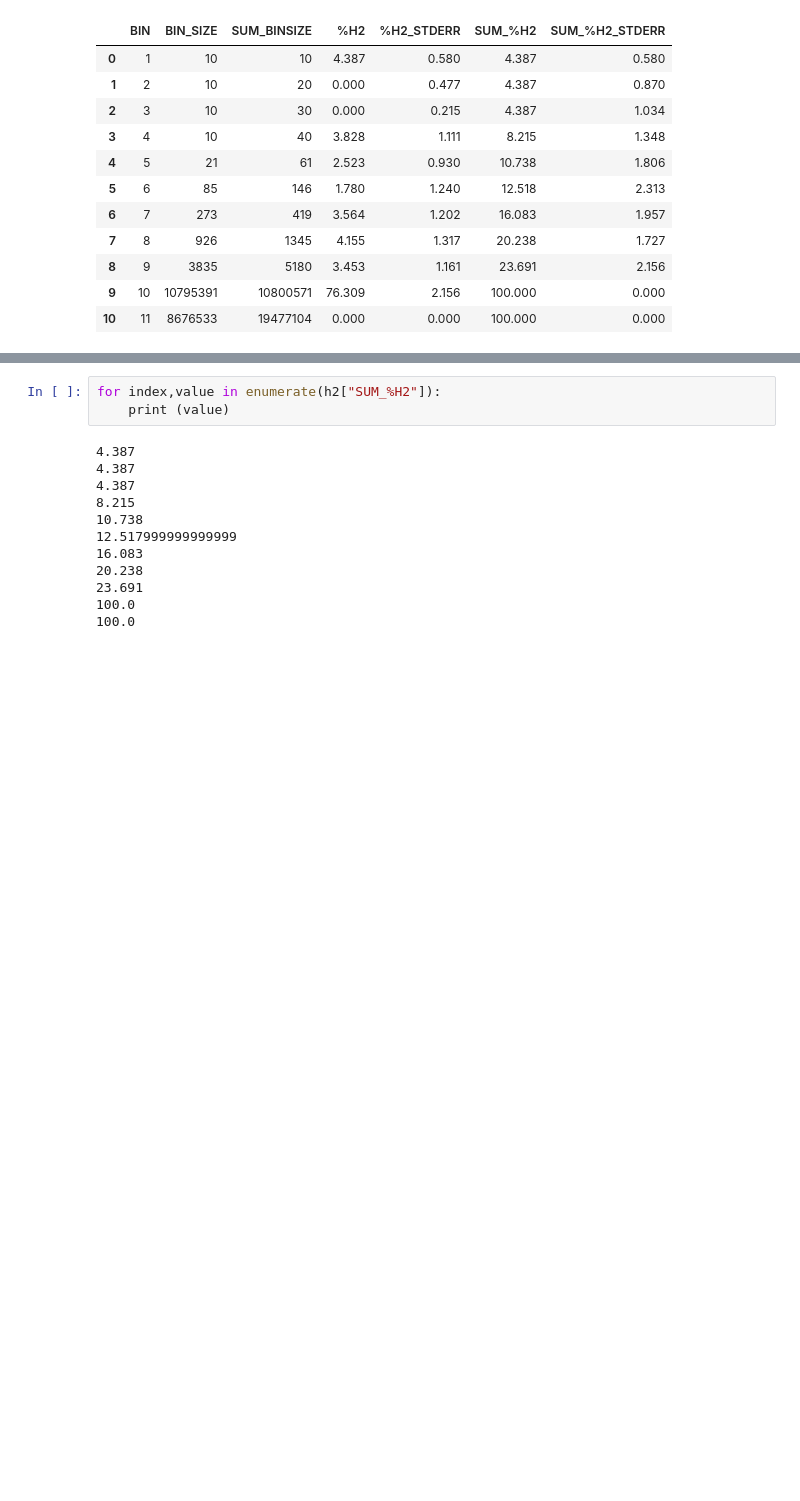
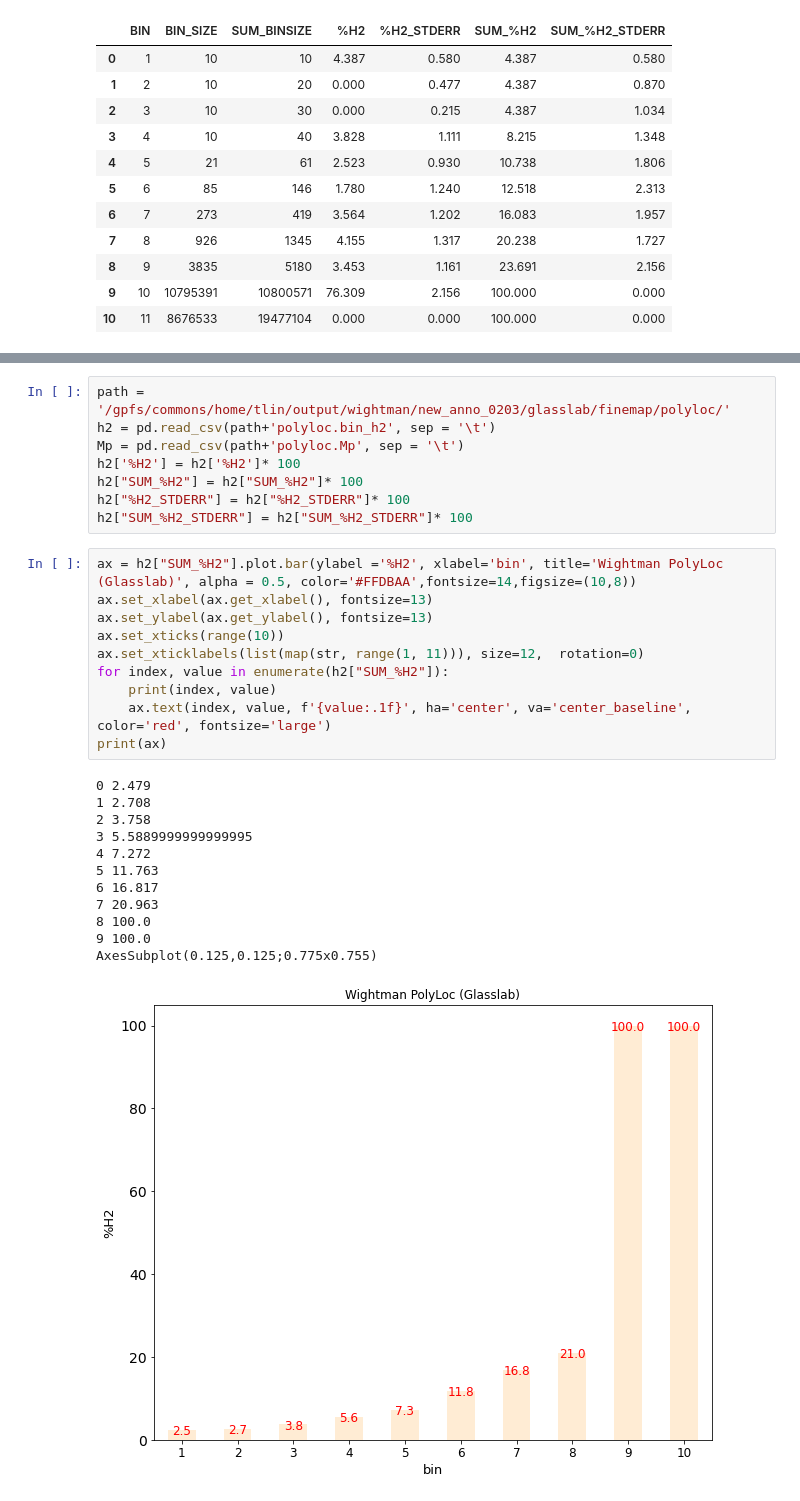
Before and after one commit to teresa-sansan/ADSP_polyfun, a Jupyter notebook: analysis/polyloc.ipynb, the cells around one changed output, grey strips where cells are left out. Cells and saved outputs as stored; diff of their text form; blank space fills up the shorter version.

Commit message:
polyloc check

```diff
--- a/analysis/polyloc.ipynb
+++ b/analysis/polyloc.ipynb
@@ -54,15 +53,31 @@ AxesSubplot(0.125,0.125;0.775x0.755)
-# %%
-for index,value in enumerate(h2["SUM_%H2"]):
-    print (value)
-# %% [output]
-4.387
-4.387
-4.387
-8.215
-10.738
-12.517999999999999
-16.083
-20.238
-23.691
-100.0
-100.0
+# %%
+path = '/gpfs/commons/home/tlin/output/wightman/new_anno_0203/glasslab/finemap/polyloc/'
+h2 = pd.read_csv(path+'polyloc.bin_h2', sep = '\t')
+Mp = pd.read_csv(path+'polyloc.Mp', sep = '\t')
+h2['%H2'] = h2['%H2']* 100
+h2["SUM_%H2"] = h2["SUM_%H2"]* 100
+h2["%H2_STDERR"] = h2["%H2_STDERR"]* 100
+h2["SUM_%H2_STDERR"] = h2["SUM_%H2_STDERR"]* 100
+# %%
+ax = h2["SUM_%H2"].plot.bar(ylabel ='%H2', xlabel='bin', title='Wightman PolyLoc (Glasslab)', alpha = 0.5, color='#FFDBAA',fontsize=14,figsize=(10,8))
+ax.set_xlabel(ax.get_xlabel(), fontsize=13)
+ax.set_ylabel(ax.get_ylabel(), fontsize=13)
+ax.set_xticks(range(10))
+ax.set_xticklabels(list(map(str, range(1, 11))), size=12,  rotation=0)
+for index, value in enumerate(h2["SUM_%H2"]):
+    print(index, value)
+    ax.text(index, value, f'{value:.1f}', ha='center', va='center_baseline', color='red', fontsize='large')
+print(ax)
+# %% [output]
+0 2.479
+1 2.708
+2 3.758
+3 5.5889999999999995
+4 7.272
+5 11.763
+6 16.817
+7 20.963
+8 100.0
+9 100.0
+AxesSubplot(0.125,0.125;0.775x0.755)
+[figure, added]
```
Also changed, not shown: parts of 5 cells of this notebook.
